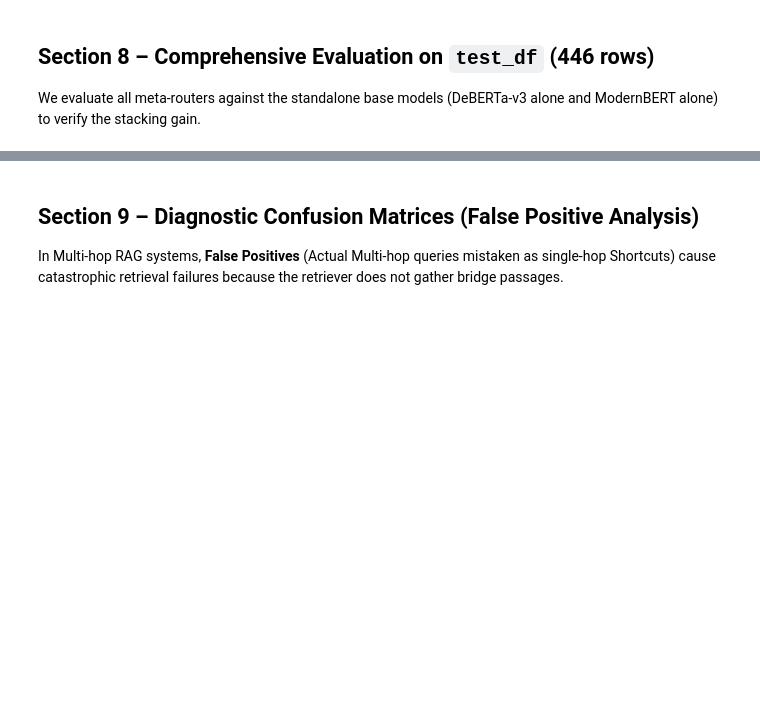
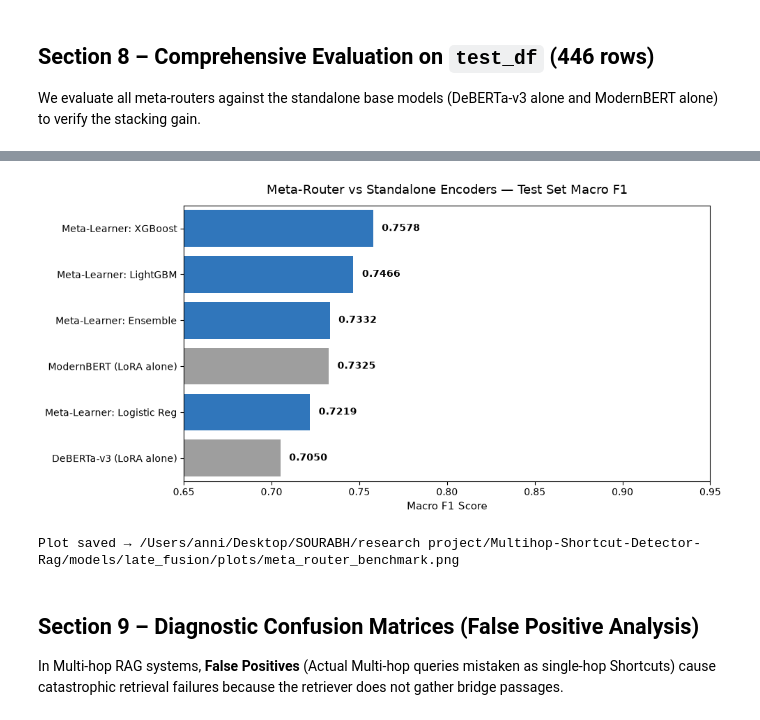
Before and after one commit to cyybxrgsouraabh/Multihop-Shortcut-Detector-Rag, a Jupyter notebook: model/finetuning/late_fusion_meta_router.ipynb, the cells around one changed output, grey strips where cells are left out. Drawn from its saved outputs; the diff is of its cells as text; code cells hidden in the pictures; blank space fills up the shorter version.

Commit message:
Hiper Model

```diff
--- a/model/finetuning/late_fusion_meta_router.ipynb
+++ b/model/finetuning/late_fusion_meta_router.ipynb
@@ -398,9 +430,14 @@ y_val         = val_df["label"].values
 X_test_hybrid = build_hybrid_features(test_df, deb_test_sig, mod_test_sig)
 y_test        = test_df["label"].values
 
+# ── Explicit Meta-Training Variables (Protocol A) ───────────────────────
+X_train_meta = X_val_hybrid
+y_train_meta = y_val
+
 HYBRID_FEATURE_NAMES = X_val_hybrid.columns.tolist()
 print(f"✅ X_hybrid constructed:")
 print(f"  Validation shape : {X_val_hybrid.shape}")
 print(f"  Test shape       : {X_test_hybrid.shape}")
+print(f"  Meta-Train shape : {X_train_meta.shape}")
 print(f"  Total features   : {len(HYBRID_FEATURE_NAMES)} (20 tabular + 6 neural + 5 interactions)")
 print(f"  Feature list     : {HYBRID_FEATURE_NAMES}")
@@ -517,29 +586,34 @@ print(results_df.to_string(index=False, float_format=lambda x: f"{x:.4f}"))
 # %%
 # ── Visualizing Stacking Improvements ─────────────────────────────────
 plt.figure(figsize=(10, 5))
 palette = ["#1976D2" if "Meta" in m else "#9E9E9E" for m in results_df["Model"]]
 
 ax = sns.barplot(
     data=results_df,
     x="Macro F1",
     y="Model",
-    palette=palette
+    hue="Model",
+    palette=palette,
+    legend=False
 )
 plt.title("Meta-Router vs Standalone Encoders — Test Set Macro F1", fontsize=13, pad=12)
 plt.xlabel("Macro F1 Score", fontsize=11)
 plt.ylabel("")
 plt.xlim(0.65, 0.95)
 
 for p in ax.patches:
     width = p.get_width()
     ax.annotate(f"{width:.4f}", (width + 0.005, p.get_y() + p.get_height() / 2.),
                 va="center", fontsize=10, fontweight="bold")
 
 plt.tight_layout()
 benchmark_plot_path = OUTPUT_DIR / "plots" / "meta_router_benchmark.png"
 plt.savefig(benchmark_plot_path, dpi=150, bbox_inches="tight")
 plt.show()
 print(f"Plot saved → {benchmark_plot_path}")
+# %% [output]
+[figure, added]
+Plot saved → /Users/anni/Desktop/SOURABH/research project/Multihop-Shortcut-Detector-Rag/models/late_fusion/plots/meta_router_benchmark.png
 # %% [markdown]
 ## Section 9 – Diagnostic Confusion Matrices (False Positive Analysis)
 
```
Also changed, not shown: parts of 13 cells of this notebook, 17 other files.
